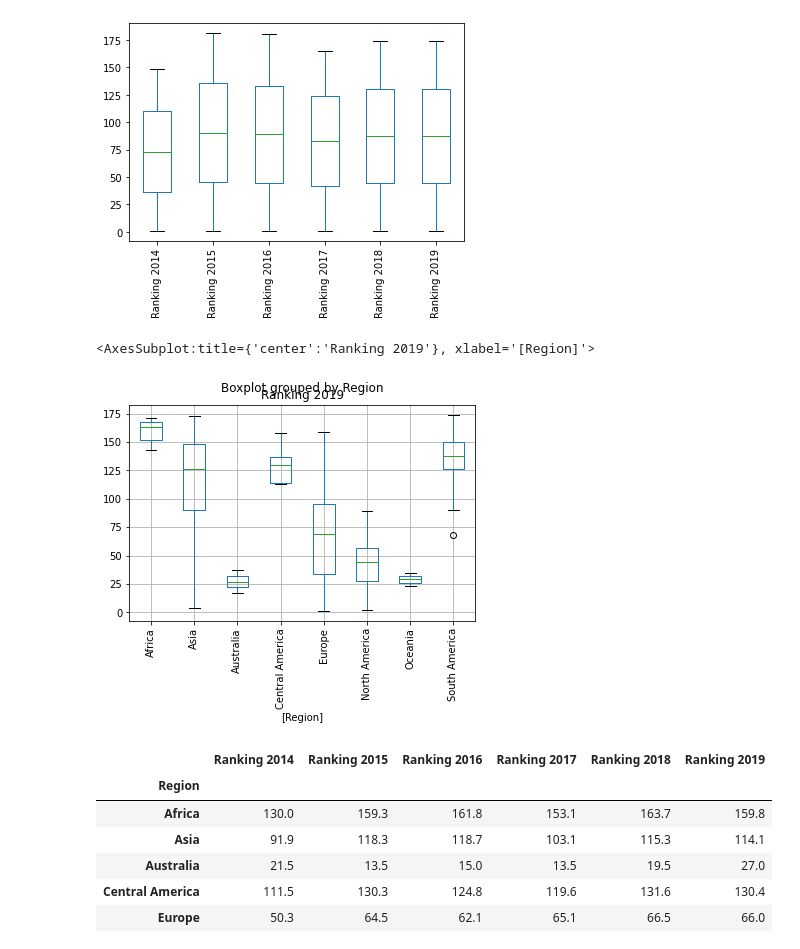
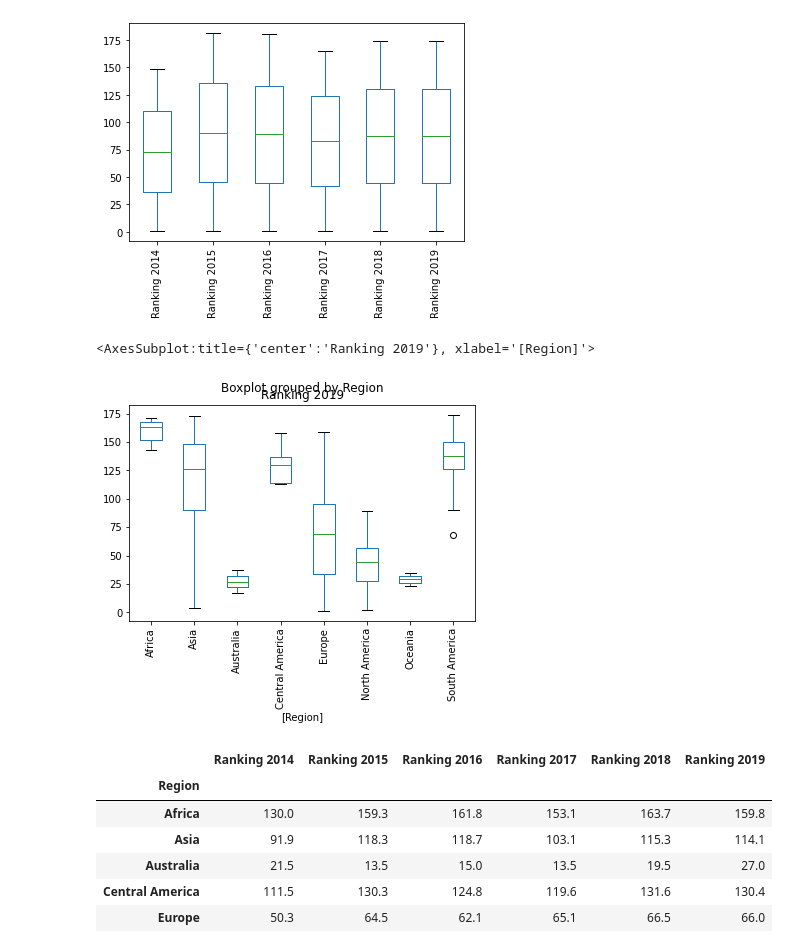
Before and after one commit to izelberg/Smart_Cities_DA_Diploma, a Jupyter notebook: Smart_Cities.ipynb, the cells around one changed output. Cells and saved outputs as stored; diff of their text form; code cells hidden in the pictures.

```diff
--- a/Smart_Cities.ipynb
+++ b/Smart_Cities.ipynb
@@ -1363,16 +1372,16 @@ regions_in_rank.boxplot(grid=False, rot=90)
 # %%
 # Показывает участие стран по количеству городов и оценкам в отчете с рейтингом 2019 г.
 # Минус диаграммы - нет цвета, плохо поддается расстановке меток, изменению вида. По сути - хорошо.
-regions_in_rank.boxplot(column=['Ranking 2019'], by=['Region'], rot=90)
+regions_in_rank.boxplot(column=['Ranking 2019'], by=['Region'], rot=90, grid=False)
 # plt.grid(axis = 'x') # Не получается, что-то криво
 # plt.figsize=(10,6) #Не получается сделать изменение размера
 # sns.boxplot(x=regions_in_rank['Region'], y=regions_in_rank['Ranking 2019'])
 # regions_in_rank['Ranking 2019'].boxplot()
 
 # plt.xticks(x, labels, rotation='vertical') Так не работает
 # %% [output]
 <AxesSubplot:title={'center':'Ranking 2019'}, xlabel='[Region]'>
-[figure, old version]
+[figure, new version]
 # %%
 # Боксплот с рейтингом по регионам в Seaborn - лучше выглядит.
 # НО ЛОМАЕТ ПРЕДСТАВЛЕНИЕ ВСЕХ ОСТАЛЬНЫХ ГРАФИКОВ! ПОЯВЛЯЕТСЯ ОШИБКА И ОТРИСОВЫВАЕТСЯ В ДРУГОМ ЦВЕТЕ И С СЕТКОЙ!
```
Also changed, not shown: parts of 47 cells of this notebook.
